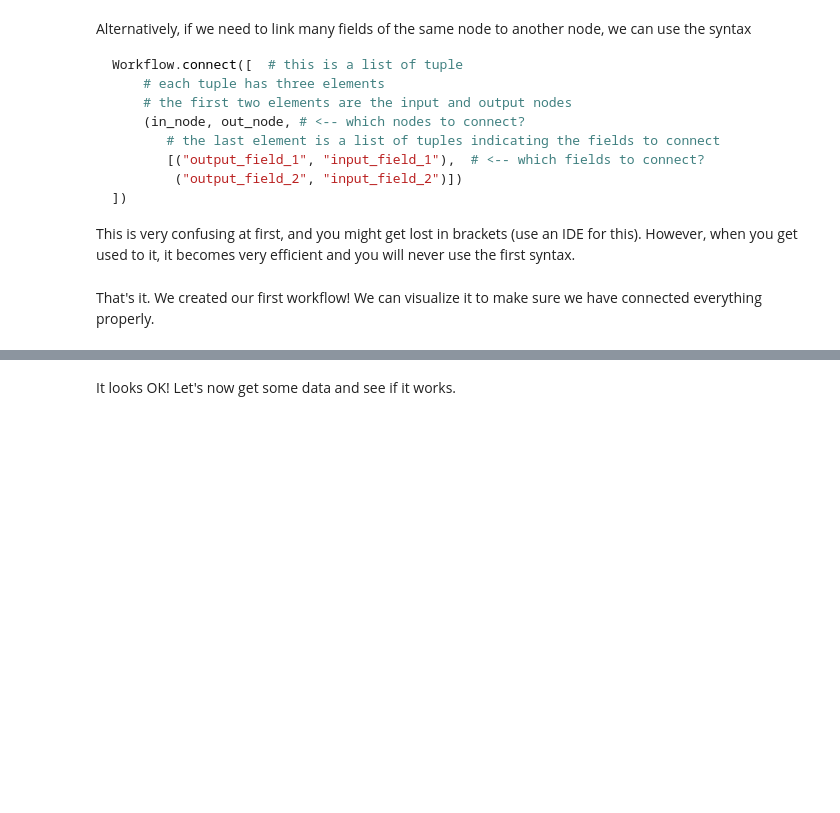
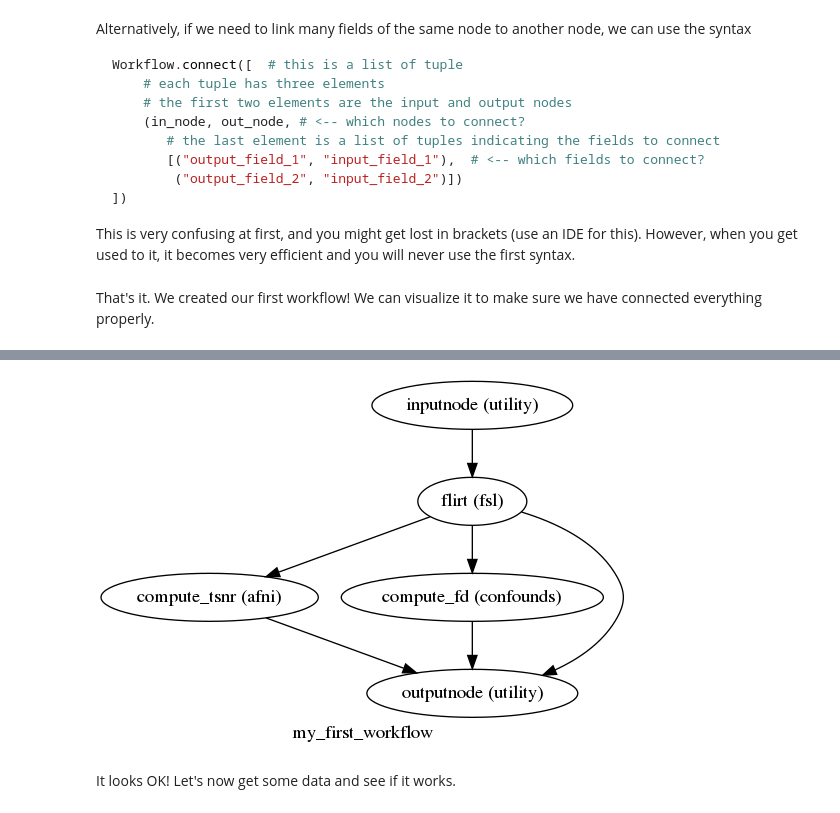
Before and after one commit to mvdoc/nipype-tutorial, a Jupyter notebook: 02-example-simple-workflow.ipynb, the cells around one changed output, grey strips where cells are left out. Cells and saved outputs as stored; diff of their text form; code cells hidden in the pictures; blank space fills up the shorter version.

Commit message:
Save nb after re-run and figures

```diff
--- a/02-example-simple-workflow.ipynb
+++ b/02-example-simple-workflow.ipynb
@@ -118,7 +120,8 @@ wf.connect([
 # %% [markdown]
 That's it. We created our first workflow! We can visualize it to make sure we have connected everything properly.
 # %%
-wf.write_graph('myfirstworkflow')
+wf.write_graph('figures/myfirstworkflow')
 
 from IPython.display import Image
-Image('myfirstworkflow.png')
+Image('figures/myfirstworkflow.png')
+# %% [output]
@@ -125,3 +130,4 @@ Image('myfirstworkflow.png')
+[figure, added]
 # %% [markdown]
 It looks OK! Let's now get some data and see if it works.
 # %% [markdown]
```
Also changed, not shown: parts of 13 cells of this notebook, 8 other files.
